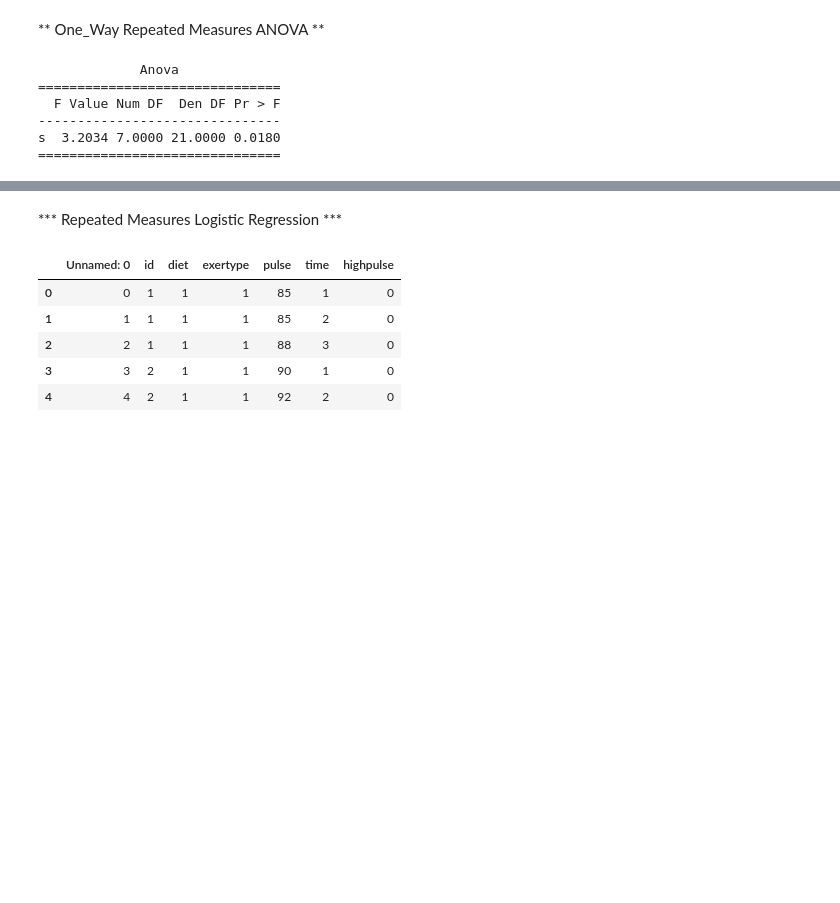
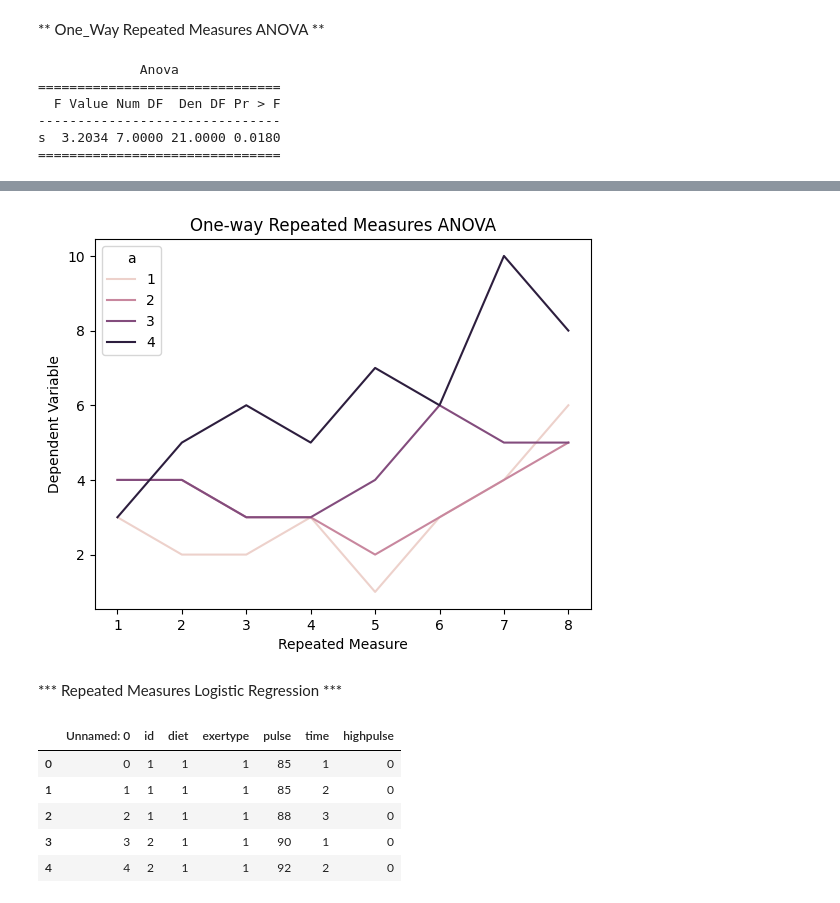
Before and after one commit to KenDaupsey/Parametric-Repeated-Measures-Tests-One-way-Repated-ANOVA-and-One-Way-Logistic-Regression, a Jupyter notebook: Parametric_Repeated_Measures_Tests_One_way_Repated_ANOVA_and_One_Way_Logistic_Regression.ipynb, the cells around one changed output, grey strips where cells are left out. Drawn from its saved outputs; the diff is of its cells as text; code cells hidden in the pictures; blank space fills up the shorter version.

```diff
--- a/Parametric_Repeated_Measures_Tests_One_way_Repated_ANOVA_and_One_Way_Logistic_Regression.ipynb
+++ b/Parametric_Repeated_Measures_Tests_One_way_Repated_ANOVA_and_One_Way_Logistic_Regression.ipynb
@@ -36,3 +49,16 @@ s  3.2034 7.0000 21.0000 0.0180
+# %%
+# Generate line plot for one-way repeated measures ANOVA
+
+import seaborn as sns
+import matplotlib.pyplot as plt
+
+sns.lineplot(data=df, x='s', y='y', hue='a')
+plt.title('One-way Repeated Measures ANOVA')
+plt.xlabel('Repeated Measure')
+plt.ylabel('Dependent Variable')
+plt.show()
+# %% [output]
+[figure, added]
 # %% [markdown]
 *** Repeated Measures Logistic Regression ***
 # %%
```
Also changed, not shown: parts of 2 cells of this notebook.
